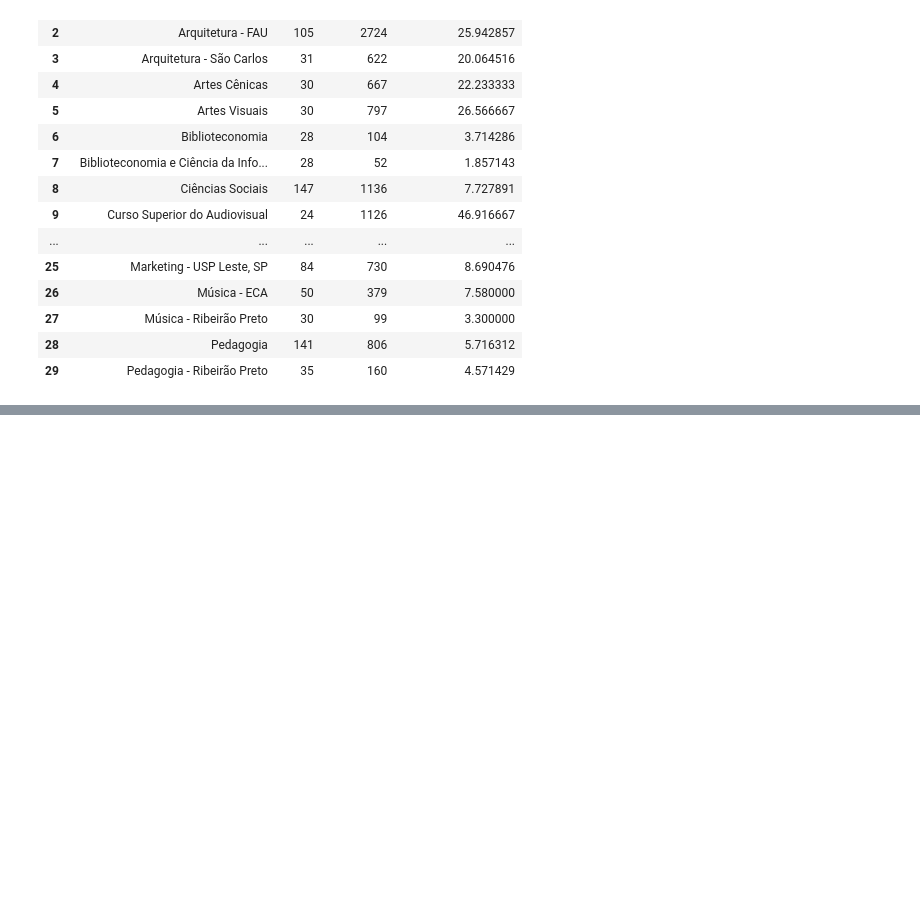
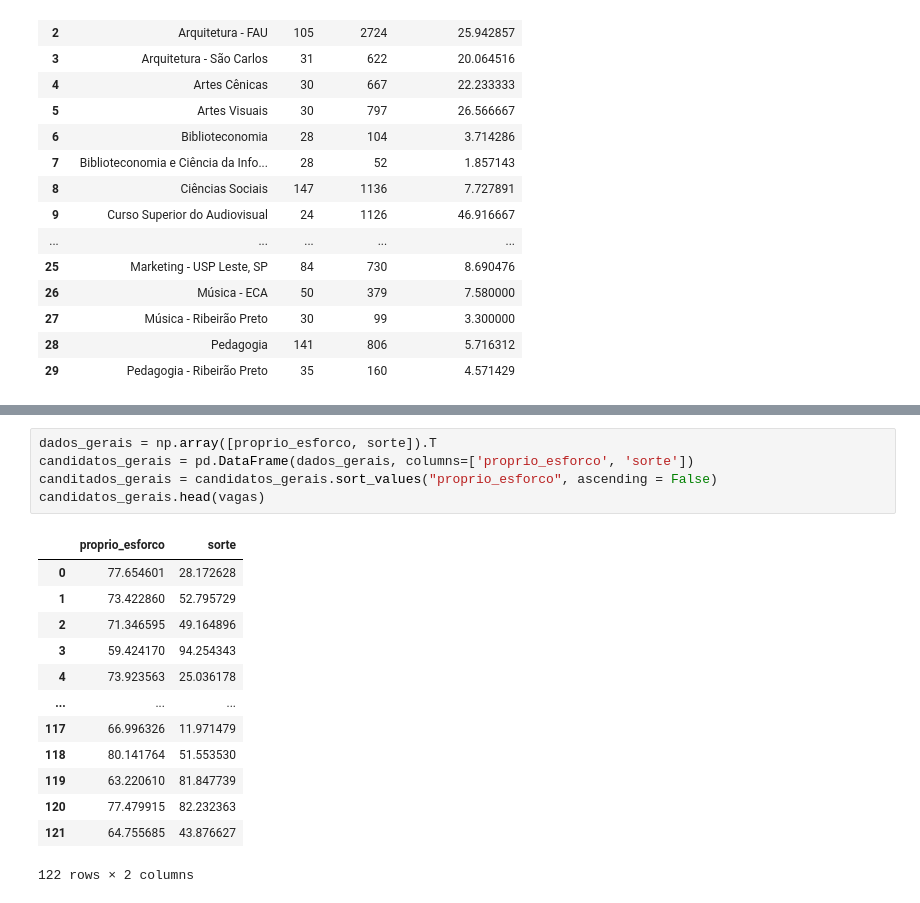
Before and after one commit to renatagsr/projetos, a Jupyter notebook: Meritocracia/Meritocracia.ipynb, the cells around one changed output, grey strips where cells are left out. Cells and saved outputs as stored; diff of their text form; blank space fills up the shorter version.

```diff
--- a/Meritocracia/Meritocracia.ipynb
+++ b/Meritocracia/Meritocracia.ipynb
@@ -221,0 +269,19 @@ dados.head(30)
+# %%
+dados_gerais = np.array([proprio_esforco, sorte]).T
+candidatos_gerais = pd.DataFrame(dados_gerais, columns=['proprio_esforco', 'sorte'])
+canditados_gerais = candidatos_gerais.sort_values("proprio_esforco", ascending = False)
+candidatos_gerais.head(vagas)
+# %% [output]
+|  | proprio_esforco | sorte |
+| 0 | 77.654601 | 28.172628 |
+| 1 | 73.422860 | 52.795729 |
+| 2 | 71.346595 | 49.164896 |
+| 3 | 59.424170 | 94.254343 |
+| 4 | 73.923563 | 25.036178 |
+| ... | ... | ... |
+| 117 | 66.996326 | 11.971479 |
+| 118 | 80.141764 | 51.553530 |
+| 119 | 63.220610 | 81.847739 |
+| 120 | 77.479915 | 82.232363 |
+| 121 | 64.755685 | 43.876627 |
+122 rows × 2 columns
```
Also changed, not shown: parts of 7 cells of this notebook.
